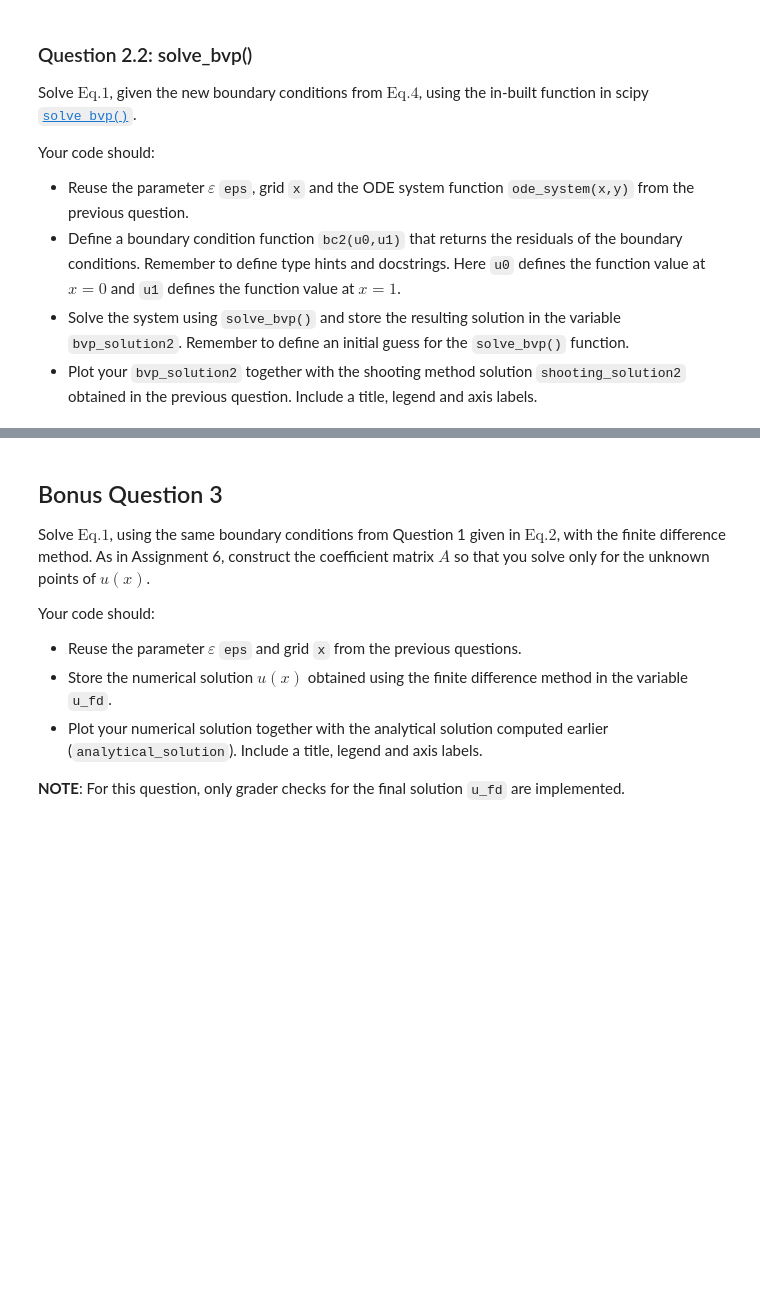
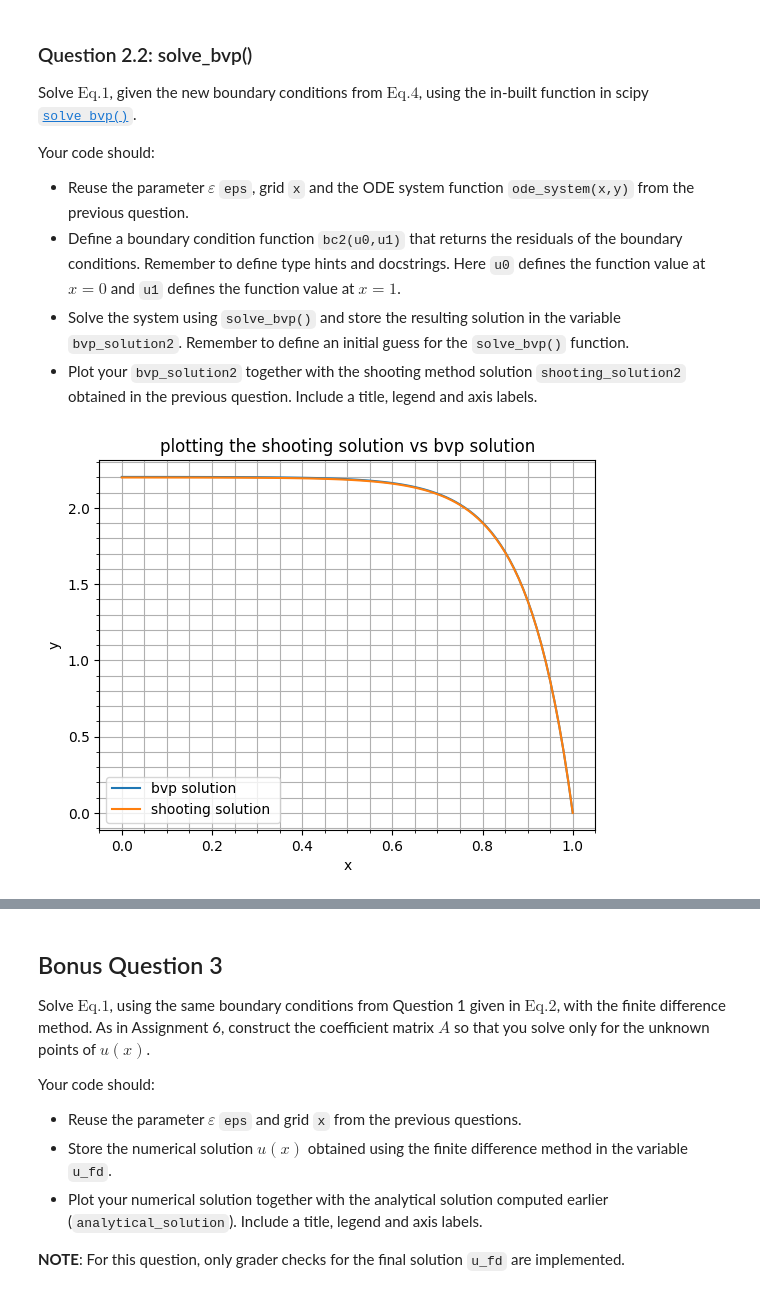
Before and after one commit to Xikiee/computational_practicum, a Jupyter notebook: redoing_assignments/Assignment_Q1_L7.ipynb, the cells around one changed output, grey strips where cells are left out. Cells and saved outputs as stored; diff of their text form; code cells hidden in the pictures; blank space fills up the shorter version.

```diff
--- a/redoing_assignments/Assignment_Q1_L7.ipynb
+++ b/redoing_assignments/Assignment_Q1_L7.ipynb
@@ -261,16 +423,35 @@ Your code should:
 - Solve the system using `solve_bvp()` and store the resulting solution in the variable `bvp_solution2`. Remember to define an initial guess for the `solve_bvp()` function.
 - Plot your `bvp_solution2` together with the shooting method solution `shooting_solution2` obtained in the previous question.  Include a title, legend and axis labels.
 # %%
-# Define boundary conditions function for solve_bvp with Neumann BC
-...
+# Define boundary conditions function for solve_bvp with Neumann BCd
+def bc2(u0: np.ndarray,u1:np.ndarray)->np.ndarray:
+    """Returns the residual when the boundary conditions are applied"""
+
+    # at x=0
+    x0 = u0[1] + 0.001       # use u[1] since you have the neumann boundary condition
+    x1 = u1[0]               # this is given as direclet boundary condition, so its exact
+    residual = np.array([x0,x1])
+
+    return residual
+
 
 # Solve using solve_bvp
-...
+u =np.zeros((2,len(x)))
 
 # Extract bvp solution
-bvp_solution2 = ...
+bvp_solution2 = scipy.integrate.solve_bvp(ode_system,bc2,x,u).y[0]
 
 # Plot results
-...
+plt.plot(x,bvp_solution2, label = 'bvp solution ')
+plt.plot(x,shooting_solution2, label= 'shooting solution ')
+plt.minorticks_on()
+plt.grid(which='both')
+plt.legend()
+plt.xlabel('x')
+plt.ylabel('y')
+plt.title('plotting the shooting solution vs bvp solution')
+plt.show()
+# %% [output]
+[figure, added]
 # %%
 grader.check("q2_2")
```
Also changed, not shown: parts of 10 cells of this notebook, 2 other files.
